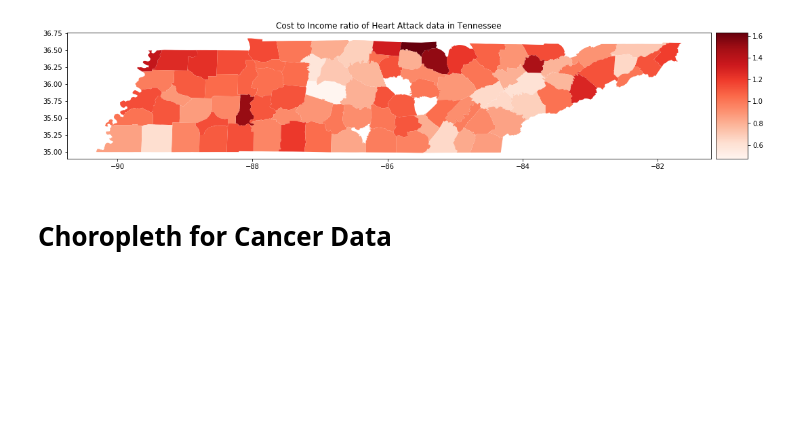
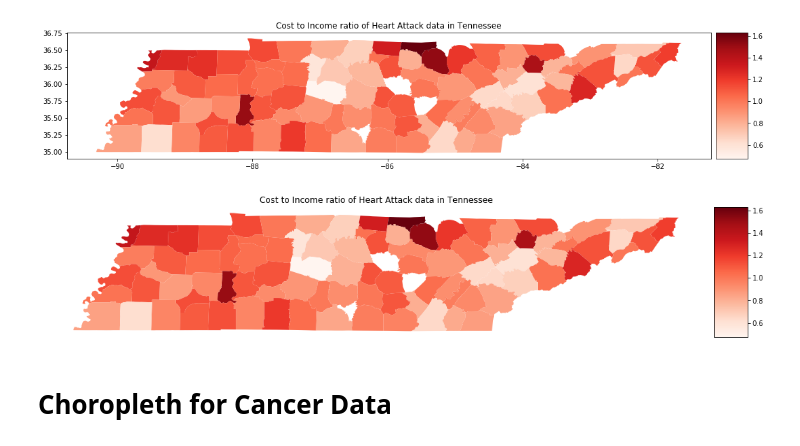
Before and after one commit to nehasawhney/vanderbilt-data-essentials-cohort-2, a Jupyter notebook: HealthCareCostAnalysis_DSE_Module_Project.ipynb, the cells around one changed output. Drawn from its saved outputs; the diff is of its cells as text; code cells hidden in the pictures; blank space fills up the shorter version.

```diff
--- a/HealthCareCostAnalysis_DSE_Module_Project.ipynb
+++ b/HealthCareCostAnalysis_DSE_Module_Project.ipynb
@@ -857,6 +857,21 @@ geo_ha.plot(ax=ax, column = "cost_income_ratio", cmap = "Reds")
 ax.set_title("Cost to Income ratio of Heart Attack data in Tennessee");
 # %% [output]
 [figure]
+# %%
+cmap = cm.ScalarMappable(
+    norm = Normalize(geo_ha.cost_income_ratio.min(), geo_ha.cost_income_ratio.max()),
+    cmap = "Reds")
+cmap.set_array([])
+
+fig, ax = plt.subplots (figsize = (18, 8))
+divider = make_axes_locatable(ax)
+cax = divider.append_axes("right", size="5%", pad=0.1)
+fig.colorbar(mappable=cmap, cax = cax)
+geo_ha.plot(ax=ax, column = "cost_income_ratio", cmap = "Reds")
+ax.set_title("Cost to Income ratio of Heart Attack data in Tennessee")
+ax.axis('off');
+# %% [output]
+[figure, added]
 # %% [markdown]
 # Choropleth for Cancer Data
 # %%
```
Also changed, not shown: parts of 12 cells of this notebook.
